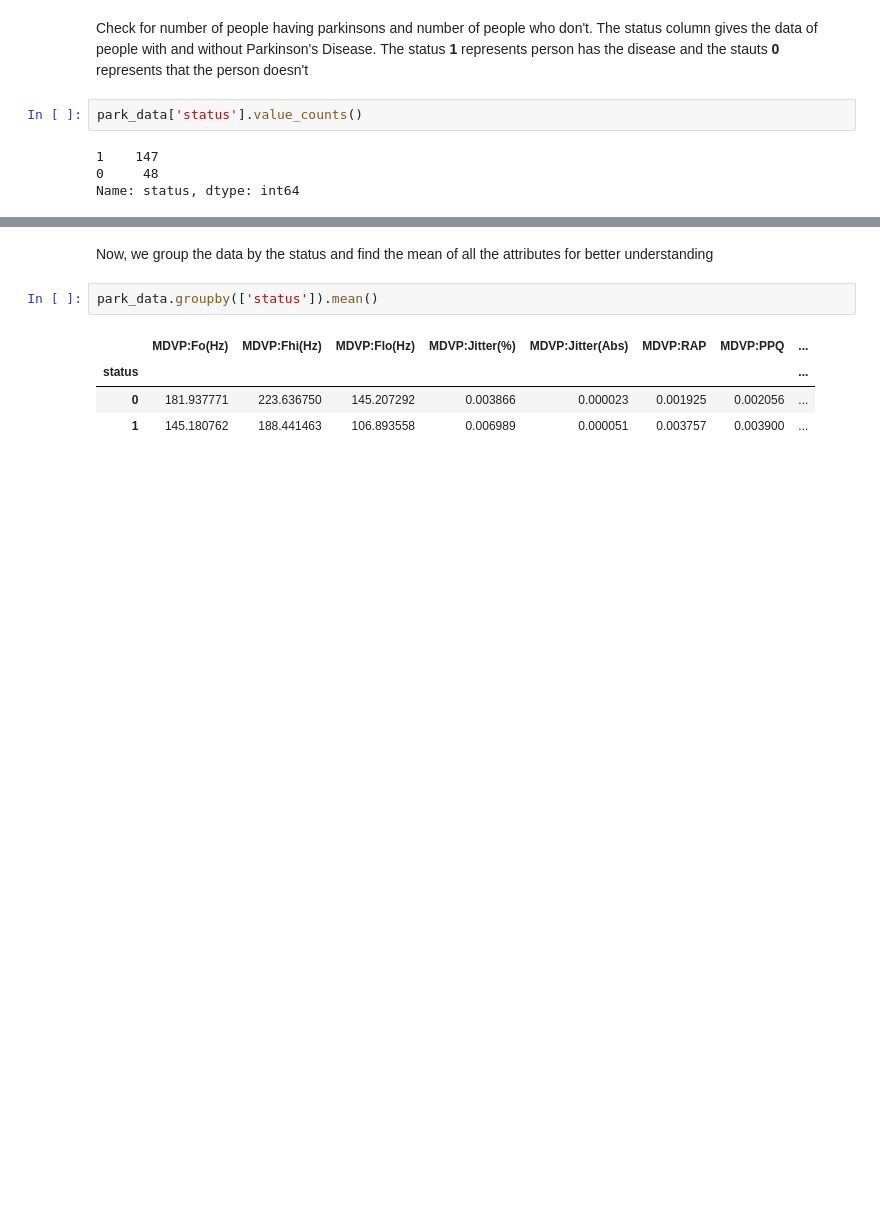
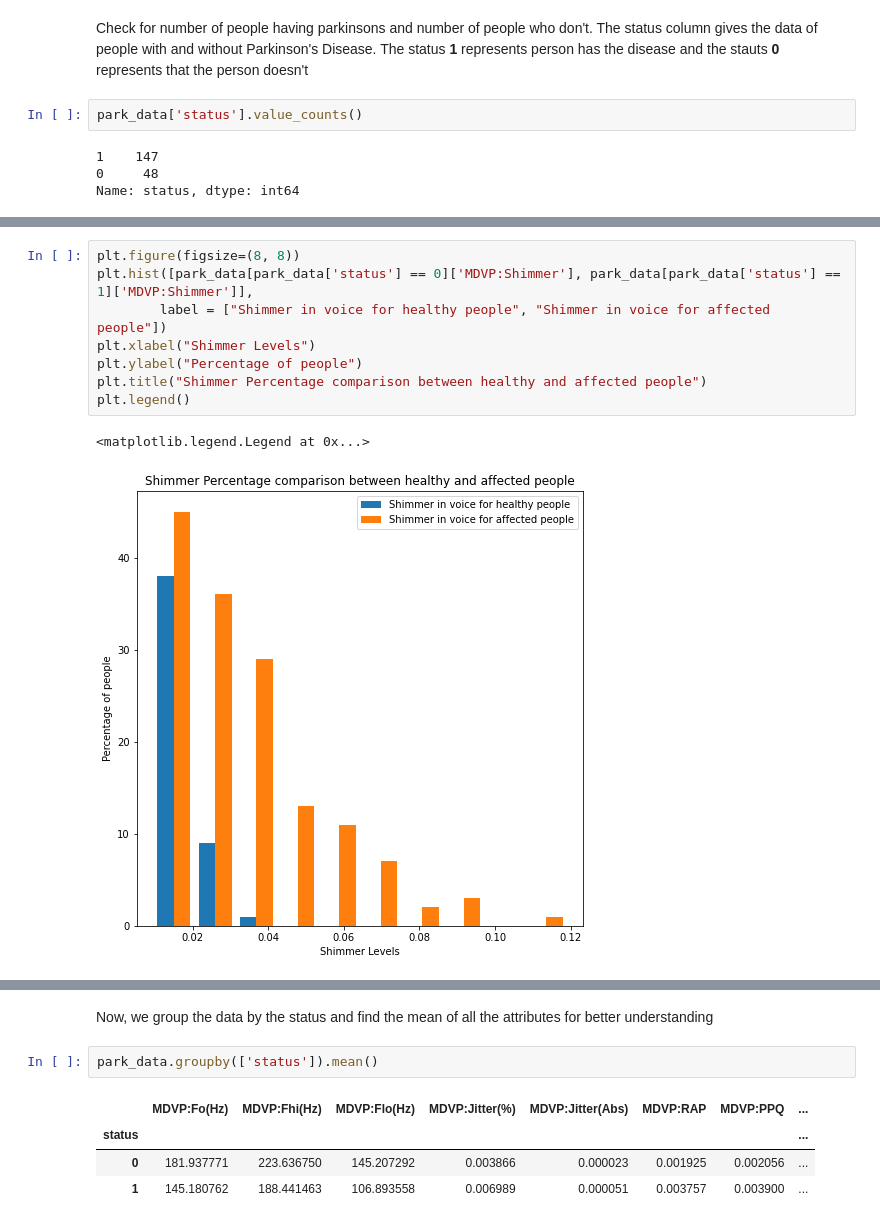
Before and after one commit to anjali301/healthcare-ML, a Jupyter notebook: health/care/disease/Parkinson's Disease.ipynb, the cells around one changed output, grey strips where cells are left out. Drawn from its saved outputs; the diff is of its cells as text; blank space fills up the shorter version.

```diff
--- a/health/care/disease/Parkinson's Disease.ipynb
+++ b/health/care/disease/Parkinson's Disease.ipynb
@@ -86,0 +117,11 @@ Name: status, dtype: int64
+# %%
+plt.figure(figsize=(8, 8))
+plt.hist([park_data[park_data['status'] == 0]['MDVP:Shimmer'], park_data[park_data['status'] == 1]['MDVP:Shimmer']],
+        label = ["Shimmer in voice for healthy people", "Shimmer in voice for affected people"])
+plt.xlabel("Shimmer Levels")
+plt.ylabel("Percentage of people")
+plt.title("Shimmer Percentage comparison between healthy and affected people")
+plt.legend()
+# %% [output]
+<matplotlib.legend.Legend at 0x...>
+[figure, added]
```
Also changed, not shown: parts of 10 cells of this notebook.
